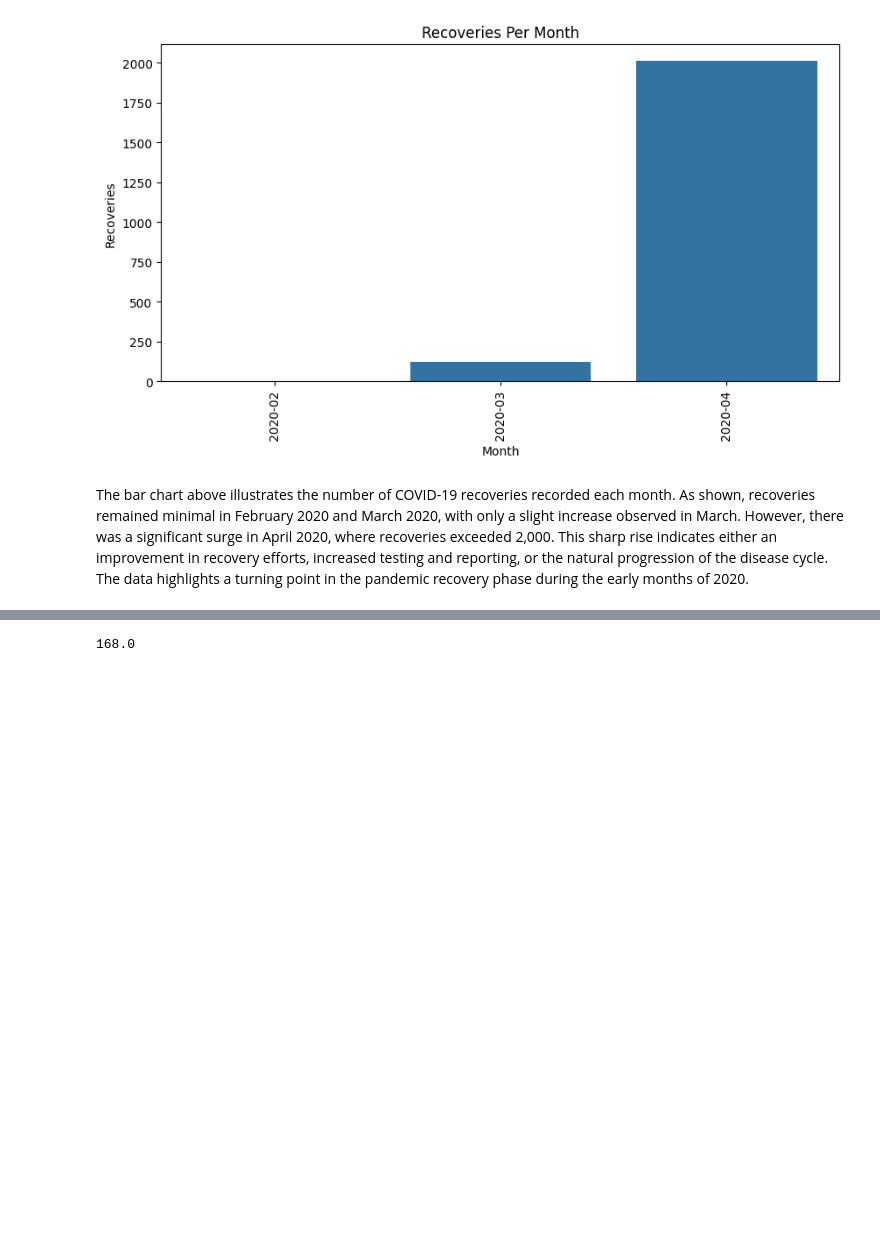
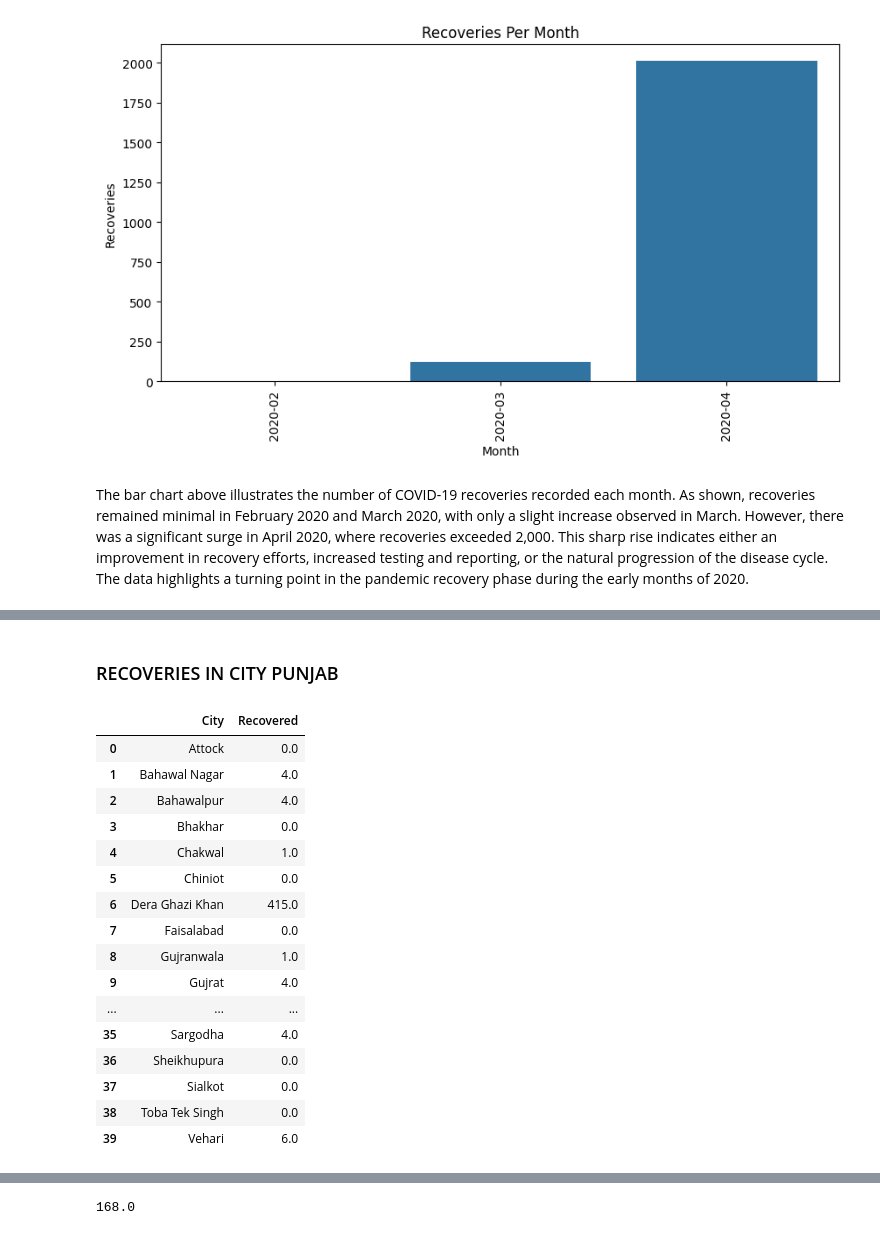
Before and after one commit to UsamaAliK/Covid19-in-Pakistan, a Jupyter notebook: Data Analysis.ipynb, the cells around one changed output, grey strips where cells are left out. Drawn from its saved outputs; the diff is of its cells as text; code cells hidden in the pictures; blank space fills up the shorter version.

```diff
--- a/Data Analysis.ipynb
+++ b/Data Analysis.ipynb
@@ -337,0 +425,23 @@ The bar chart above illustrates the number of COVID-19 recoveries recorded each
+# %% [markdown]
+### RECOVERIES IN CITY PUNJAB
+# %%
+punjab_recoveries = covid_df[covid_df['Province'] == 'punjab'].groupby('City')['Recovered'].sum().reset_index()
+punjab_recoveries
+# %% [output]
+|  | City | Recovered |
+| 0 | Attock | 0.0 |
+| 1 | Bahawal Nagar | 4.0 |
+| 2 | Bahawalpur | 4.0 |
+| 3 | Bhakhar | 0.0 |
+| 4 | Chakwal | 1.0 |
+| 5 | Chiniot | 0.0 |
+| 6 | Dera Ghazi Khan | 415.0 |
+| 7 | Faisalabad | 0.0 |
+| 8 | Gujranwala | 1.0 |
+| 9 | Gujrat | 4.0 |
+| ... | ... | ... |
+| 35 | Sargodha | 4.0 |
+| 36 | Sheikhupura | 0.0 |
+| 37 | Sialkot | 0.0 |
+| 38 | Toba Tek Singh | 0.0 |
+| 39 | Vehari | 6.0 |
```
Also changed, not shown: parts of 12 cells of this notebook.
